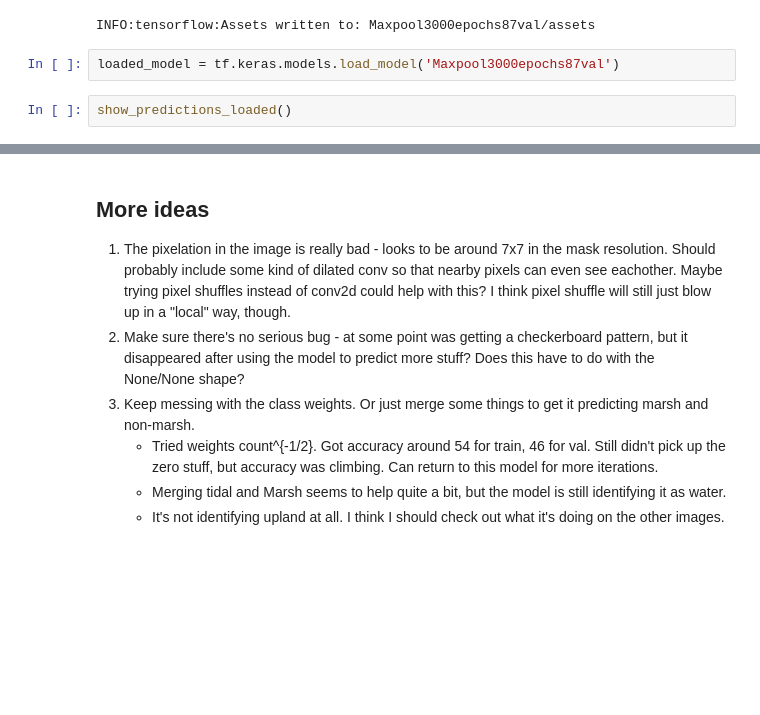
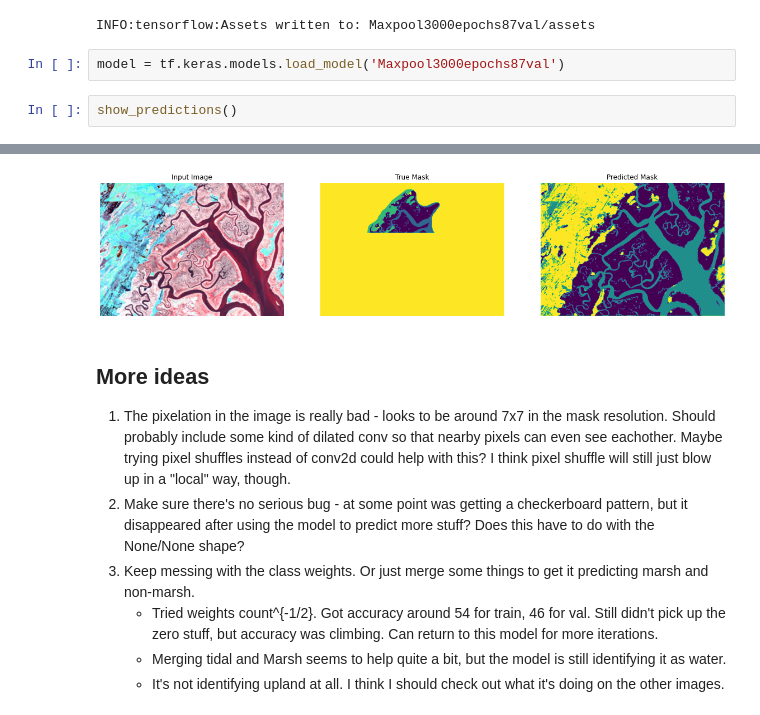
Before and after one commit to colefranks/MarshBoundaries, a Jupyter notebook: MarshBoundaries.ipynb, the cells around one changed output, grey strips where cells are left out. Cells and saved outputs as stored; diff of their text form; blank space fills up the shorter version.

```diff
--- a/MarshBoundaries.ipynb
+++ b/MarshBoundaries.ipynb
@@ -1227,6 +1233,7 @@ model.save('Maxpool3000epochs87val')
 # %% [output]
 INFO:tensorflow:Assets written to: Maxpool3000epochs87val/assets
 # %%
-loaded_model = tf.keras.models.load_model('Maxpool3000epochs87val')
+model = tf.keras.models.load_model('Maxpool3000epochs87val')
 # %%
-show_predictions_loaded()
+show_predictions()
+# %% [output]
@@ -1233,3 +1242,4 @@ show_predictions_loaded()
+[figure, added]
 # %% [markdown]
 ## More ideas
 
```
Also changed, not shown: parts of 6 cells of this notebook, 17 other files.
